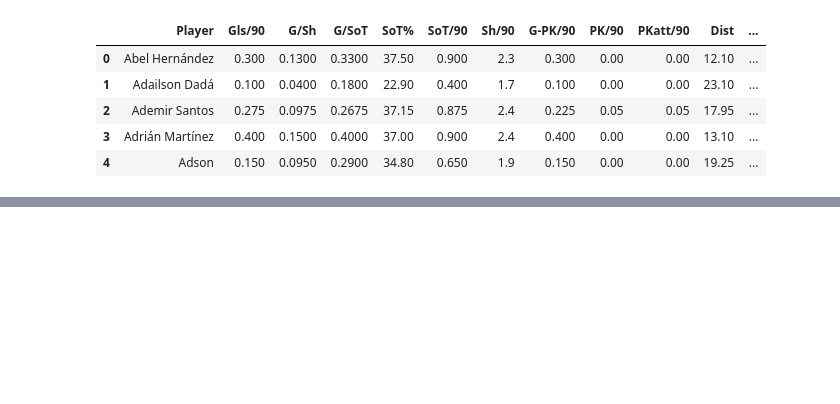
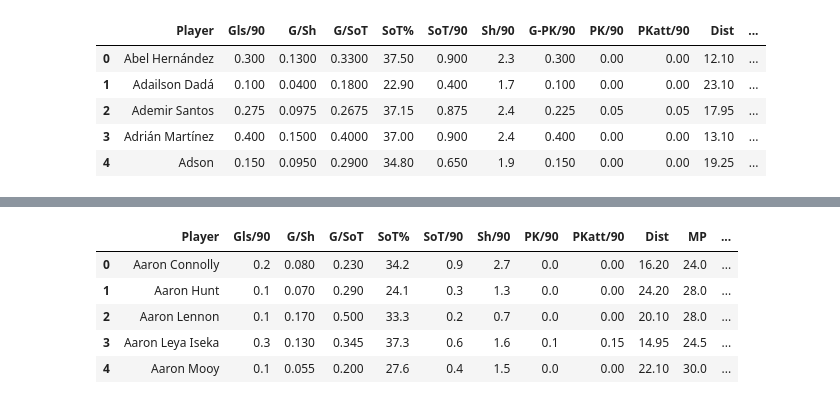
Before and after one commit to DarthJkid/FBREF_Analysis, a Jupyter notebook: CONMEBOL vs Big5 Analysis/Brasil_Exports_Analysis.ipynb, the cells around one changed output, grey strips where cells are left out. Drawn from its saved outputs; the diff is of its cells as text; code cells hidden in the pictures; blank space fills up the shorter version.

```diff
--- a/CONMEBOL vs Big5 Analysis/Brasil_Exports_Analysis.ipynb
+++ b/CONMEBOL vs Big5 Analysis/Brasil_Exports_Analysis.ipynb
@@ -62,0 +74,11 @@ big5_df.head()
+# %%
+# In Big5 dataset if a player appears more than once, take the average of all numeric values
+big5_df = big5_df.groupby('Player').agg({col: 'mean' for col in big5_df.select_dtypes(include=np.number).columns}).reset_index()
+big5_df.head()
+# %% [output]
+|  | Player | Gls/90 | G/Sh | G/SoT | SoT% | SoT/90 | Sh/90 | PK/90 | PKatt/90 | Dist | MP | ... |
+| 0 | Aaron Connolly | 0.2 | 0.080 | 0.230 | 34.2 | 0.9 | 2.7 | 0.0 | 0.00 | 16.20 | 24.0 | ... |
+| 1 | Aaron Hunt | 0.1 | 0.070 | 0.290 | 24.1 | 0.3 | 1.3 | 0.0 | 0.00 | 24.20 | 28.0 | ... |
+| 2 | Aaron Lennon | 0.1 | 0.170 | 0.500 | 33.3 | 0.2 | 0.7 | 0.0 | 0.00 | 20.10 | 28.0 | ... |
+| 3 | Aaron Leya Iseka | 0.3 | 0.130 | 0.345 | 37.3 | 0.6 | 1.6 | 0.1 | 0.15 | 14.95 | 24.5 | ... |
+| 4 | Aaron Mooy | 0.1 | 0.055 | 0.200 | 27.6 | 0.4 | 1.5 | 0.0 | 0.00 | 22.10 | 30.0 | ... |
```
Also changed, not shown: parts of 4 cells of this notebook, 10 other files.
